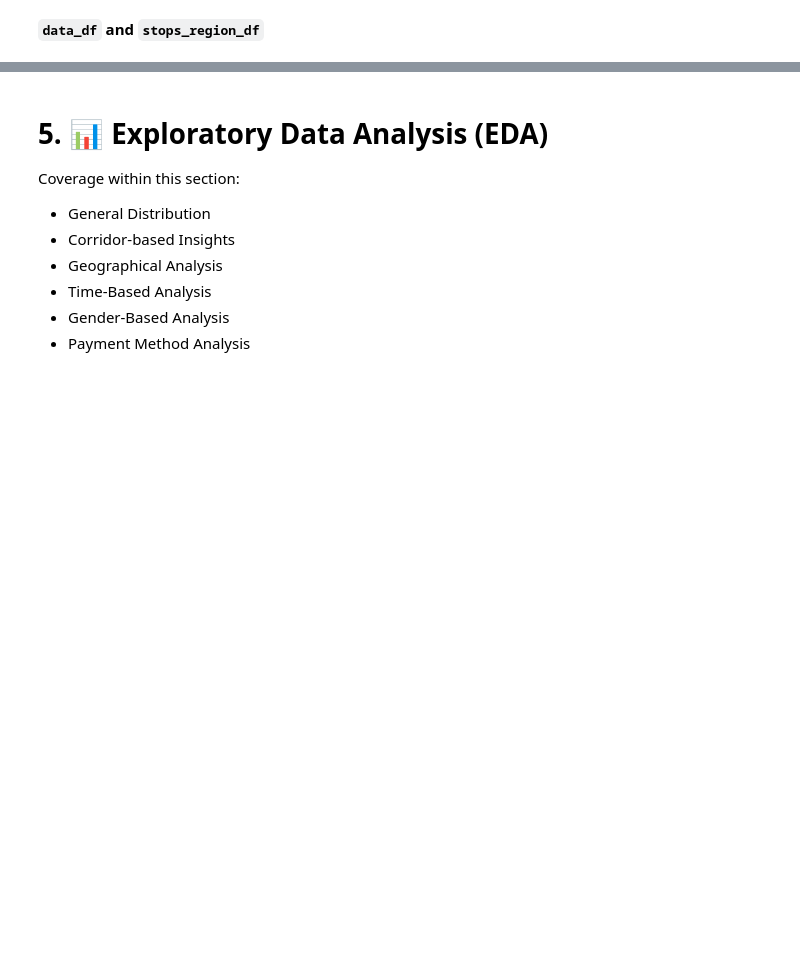
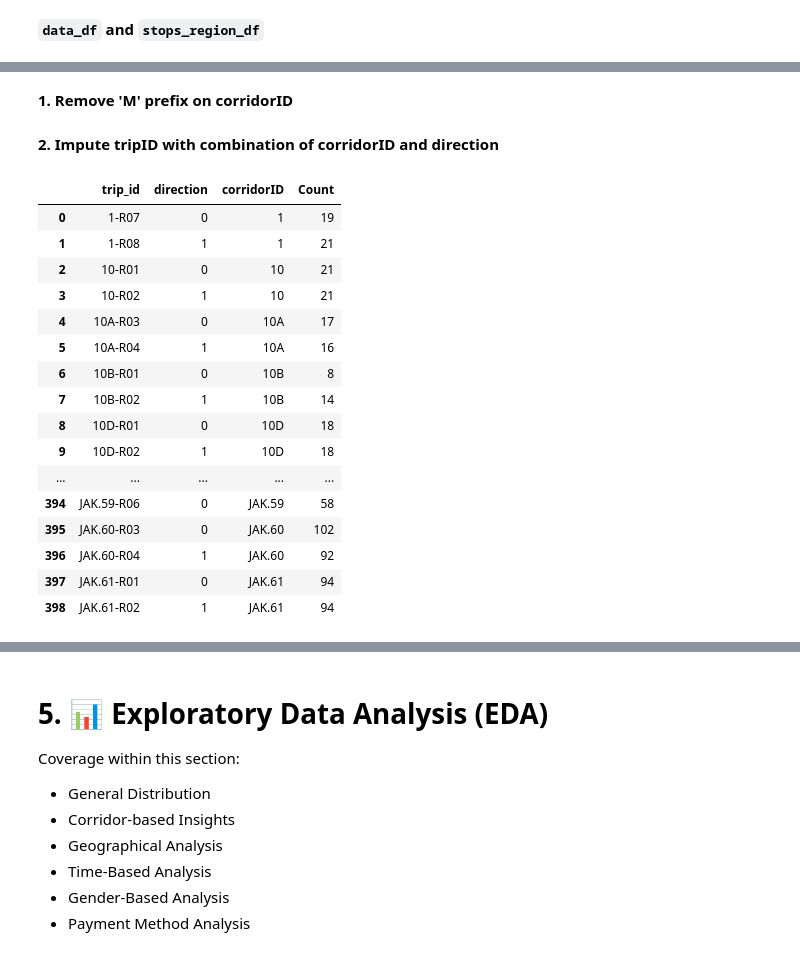
Before and after one commit to seanka/Python-TransJakarta-DataAnalysis, a Jupyter notebook: Notebook.ipynb, the cells around one changed output, grey strips where cells are left out. Saved outputs shown, nothing was run; the diff lists cells and outputs as text; code cells hidden in the pictures; blank space fills up the shorter version.

```diff
--- a/Notebook.ipynb
+++ b/Notebook.ipynb
@@ -650,0 +886,2 @@ data_df = pd.merge(
+# %% [markdown]
+**1. Remove 'M' prefix on corridorID**
@@ -650,0 +890,27 @@ data_df = pd.merge(
+# %% [markdown]
+**2. Impute tripID with combination of corridorID and direction**
+# %%
+trip_id_mapping = route_df.groupby(['trip_id', 'direction_id', 'route_id']).size().reset_index(name='Count').rename(columns={
+        'direction_id': 'direction',
+        'route_id': 'corridorID'
+    })
+
+trip_id_mapping
+# %% [output]
+|  | trip_id | direction | corridorID | Count |
+| 0 | 1-R07 | 0 | 1 | 19 |
+| 1 | 1-R08 | 1 | 1 | 21 |
+| 2 | 10-R01 | 0 | 10 | 21 |
+| 3 | 10-R02 | 1 | 10 | 21 |
+| 4 | 10A-R03 | 0 | 10A | 17 |
+| 5 | 10A-R04 | 1 | 10A | 16 |
+| 6 | 10B-R01 | 0 | 10B | 8 |
+| 7 | 10B-R02 | 1 | 10B | 14 |
+| 8 | 10D-R01 | 0 | 10D | 18 |
+| 9 | 10D-R02 | 1 | 10D | 18 |
+| ... | ... | ... | ... | ... |
+| 394 | JAK.59-R06 | 0 | JAK.59 | 58 |
+| 395 | JAK.60-R03 | 0 | JAK.60 | 102 |
+| 396 | JAK.60-R04 | 1 | JAK.60 | 92 |
+| 397 | JAK.61-R01 | 0 | JAK.61 | 94 |
+| 398 | JAK.61-R02 | 1 | JAK.61 | 94 |
```
Also changed, not shown: parts of 49 cells of this notebook.
